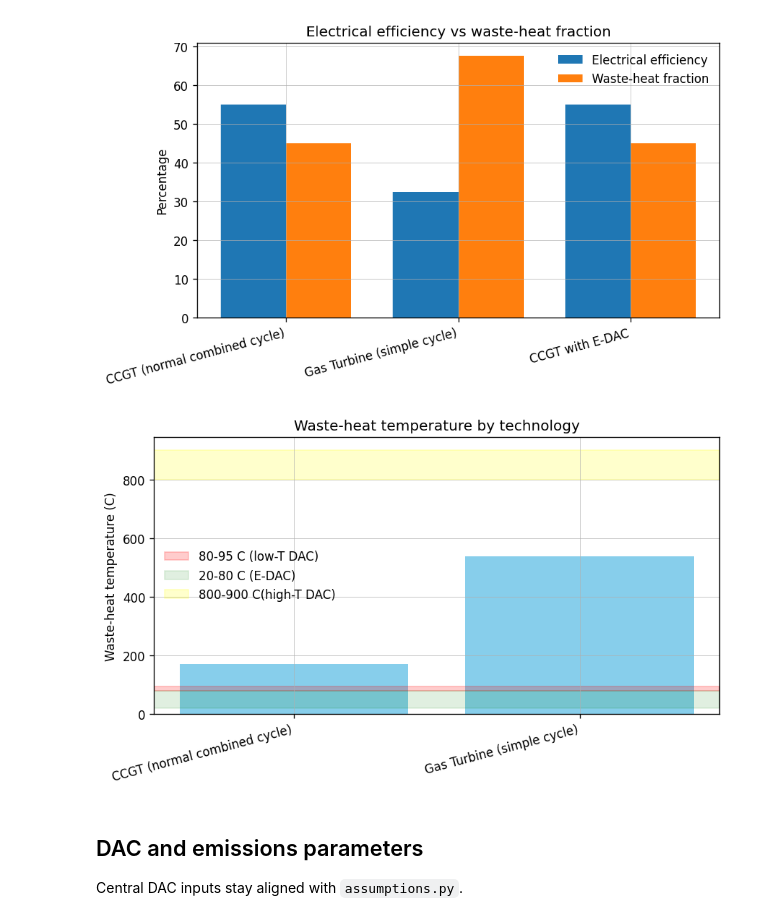
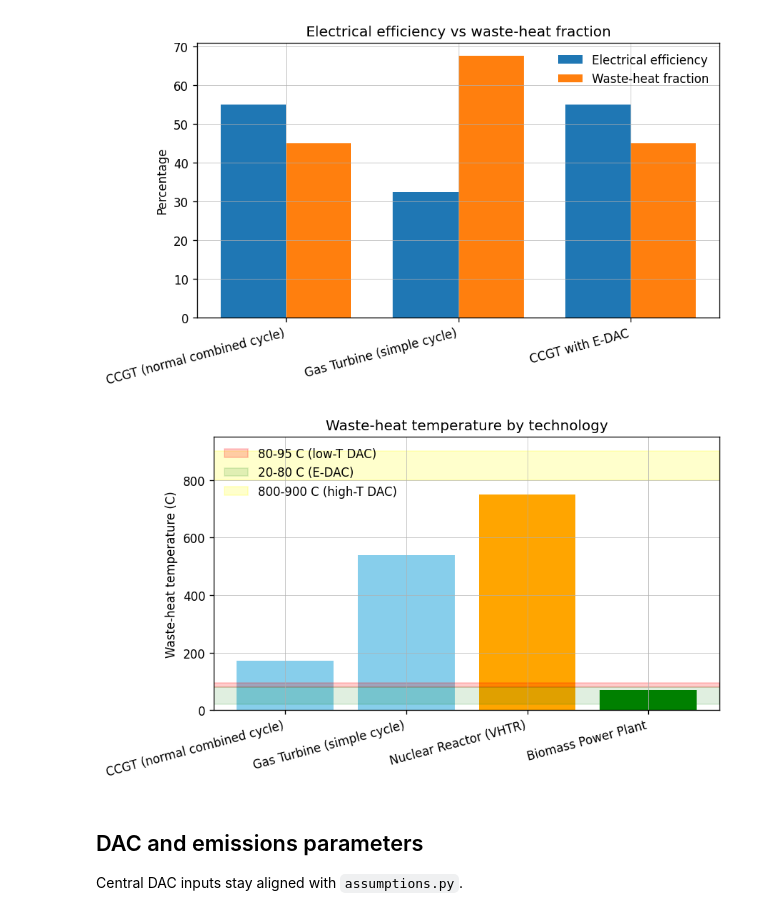
Before and after one commit to Yutong-Ren338/uk-energy-system-2050, a Jupyter notebook: nbs/Gas_techs_update.ipynb, the cells around one changed output. Saved outputs shown, nothing was run; the diff lists cells and outputs as text; code cells hidden in the pictures.

```diff
--- a/nbs/Gas_techs_update.ipynb
+++ b/nbs/Gas_techs_update.ipynb
@@ -93,27 +93,36 @@ plt.show()
 # %% [output]
 [figure]
 # %%
+import pandas as pd
+import numpy as np
+import matplotlib.pyplot as plt
+
 plot_params = tech_params.loc[
     ["CCGT (normal combined cycle)", "Gas Turbine (simple cycle)"]
-]
+].copy()
+
+# Add VHTR bar at 750 C
+plot_params.loc["Nuclear Reactor (VHTR)", "waste_temp_C"] = 750
+plot_params.loc["Biomass Power Plant", "waste_temp_C"] = 70
 
 fig, ax = plt.subplots()
 x = np.arange(len(plot_params))
-ax.bar(x, plot_params["waste_temp_C"], color="skyblue")
+ax.bar(x, plot_params["waste_temp_C"], color=["skyblue", "skyblue", "orange", "green"])
 
 ax.axhspan(80, 95, color="red", alpha=0.20, label="80-95 C (low-T DAC)")
 ax.axhspan(20, 80, color="green", alpha=0.12, label="20-80 C (E-DAC)")
-ax.axhspan(800, 900, color="yellow", alpha=0.20, label="800-900 C(high-T DAC)")
+ax.axhspan(800, 900, color="yellow", alpha=0.20, label="800-900 C (high-T DAC)")
 
 ax.set_xticks(x)
 ax.set_xticklabels(plot_params.index, rotation=15, ha="right")
 ax.set_ylabel("Waste-heat temperature (C)")
 ax.set_title("Waste-heat temperature by technology")
+ax.set_ylim(0, 950)  # makes the 750 C bar clearly visible
 ax.legend()
 plt.tight_layout()
 plt.show()
 # %% [output]
-[figure, old version]
+[figure, new version]
 # %% [markdown]
 ## DAC and emissions parameters
 
```
Also changed, not shown: parts of 7 cells of this notebook, 28 other files.
